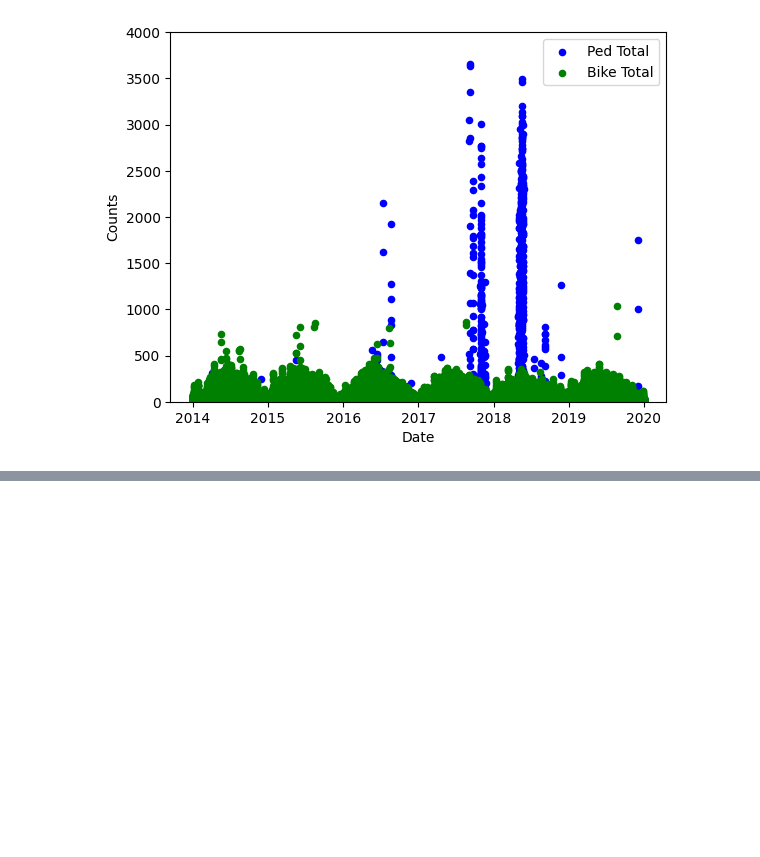
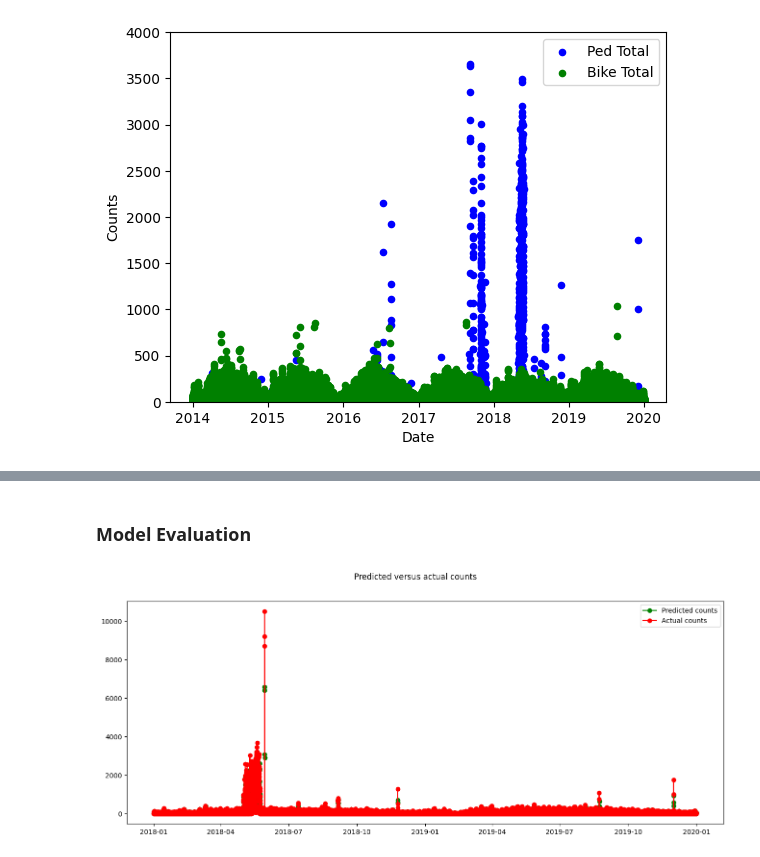
Before and after one commit to Jae-Ro/time-series-anomaly-detection, a Jupyter notebook: notebooks/solution.ipynb, the cells around one changed output, grey strips where cells are left out. Saved outputs shown, nothing was run; the diff lists cells and outputs as text; code cells hidden in the pictures; blank space fills up the shorter version.

Commit message:
adding updates for two models

```diff
--- a/notebooks/solution.ipynb
+++ b/notebooks/solution.ipynb
@@ -201,0 +336,12 @@ plot_features(
+# %%
+class ModelTemplate(ABC):
+    def __init__(self, *args, **kwargs) -> None:
+        pass
+
+    @abstractmethod
+    def train(self, *args, **kwargs):
+        pass
+
+    @abstractmethod
+    def predict(self,*args, **kwargs):
+        pass
@@ -201,0 +350,29 @@ plot_features(
+# %%
+class MovingAverageModel(ModelTemplate):
+    def __init__(self, window:int=10, col:str="t") -> None:
+        super().__init__(window=window)
+        self.window = window
+        self.col = col
+
+    def train(self, X, Y):
+        pass
+
+    def predict(self, test_df:pd.DataFrame):
+        df = test_df
+        df['ma'] = df[self.col].rolling(self.window).mean()
+        for i, row in df.iterrows():
+            if pd.isnull(row['ma']):
+                df.at[i,'ma'] = df.iloc[i]['t']
+
+        df['ma'] = df['ma'].astype(np.int64)
+
+        ret = df['ma'].values
+        return ret
+# %%
+model = MovingAverageModel(window=3)
+preds = model.predict(test.df)
+
+print(test.X.shape, test.Y.shape, preds.shape)
+print(preds[:10])
+
+print(test.df.head())
@@ -201,0 +388,2 @@ plot_features(
+# %% [markdown]
+### Model Evaluation
@@ -201,0 +442,4 @@ plot_features(
+# %%
+plot_predictions(test, preds)
+# %% [output]
+[figure, added]
```
Also changed, not shown: parts of 32 cells of this notebook, 3 other files.
